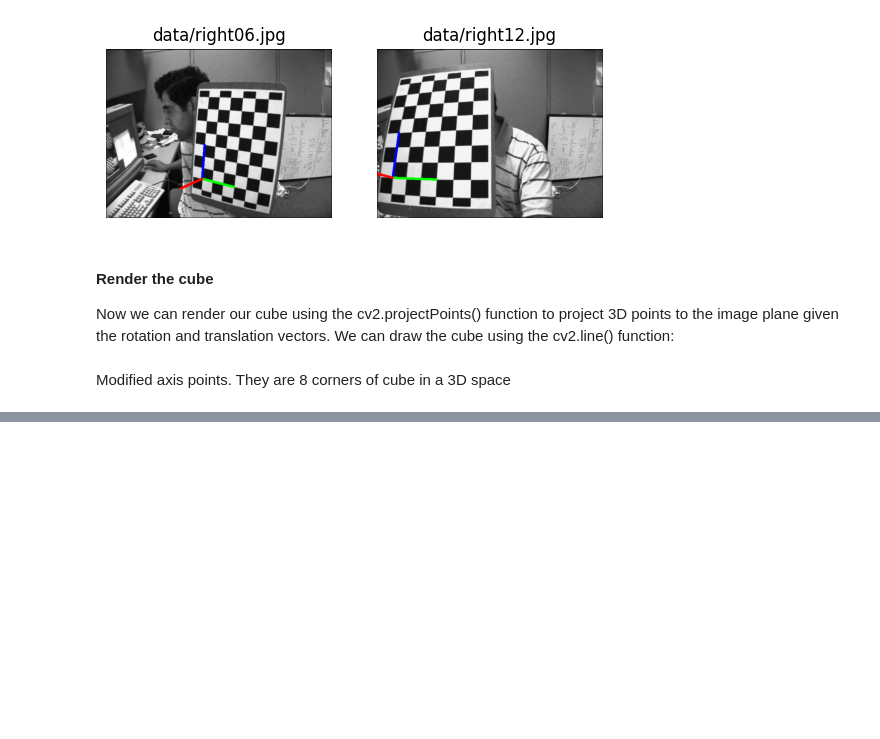
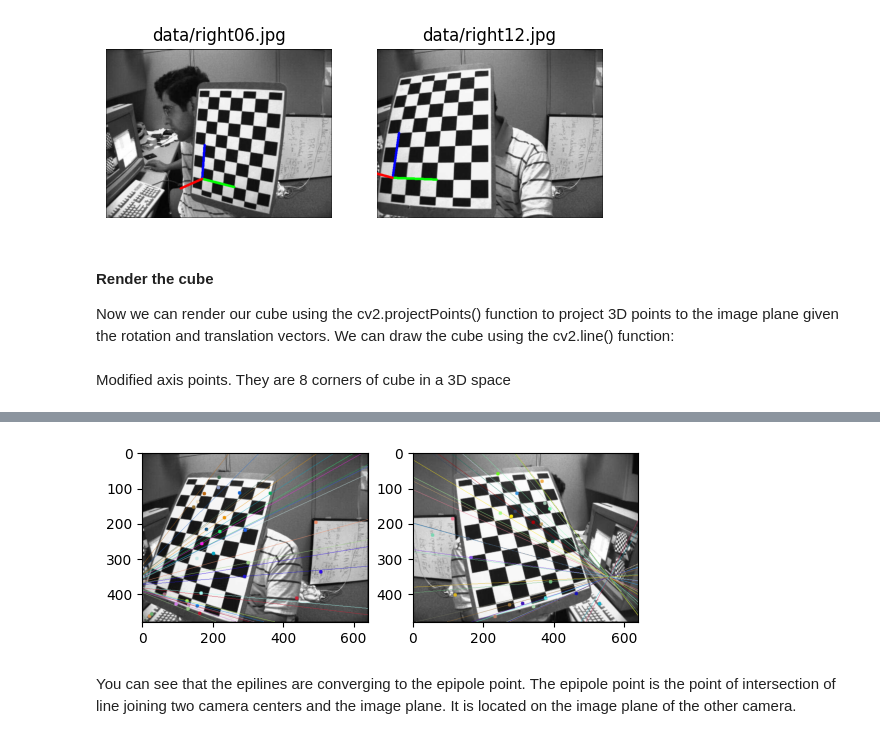
Before and after one commit to AlrIsmail/robotics_fundamentals, a Jupyter notebook: opencv_camera_calibration_3d_reconstruction.ipynb, the cells around one changed output, grey strips where cells are left out. Drawn from its saved outputs; the diff is of its cells as text; code cells hidden in the pictures; blank space fills up the shorter version.

```diff
--- a/opencv_camera_calibration_3d_reconstruction.ipynb
+++ b/opencv_camera_calibration_3d_reconstruction.ipynb
@@ -438,0 +488,78 @@ plt.show()
+# %%
+import numpy as np
+import cv2
+import matplotlib.pyplot as plt
+
+img1 = cv2.imread('data/right08.jpg', cv2.IMREAD_GRAYSCALE) #queryimage # left image
+# flipping the image
+img2 = cv2.flip(cv2.imread('data/left08.jpg', cv2.IMREAD_GRAYSCALE), 1) #trainimage # right image
+assert img1 is not None and img2 is not None
+
+# Initiate SIFT detector
+sift = cv2.SIFT_create()
+# find the keypoints and descriptors with SIFT
+kp1, des1 = sift.detectAndCompute(img1,None) # left image
+kp2, des2 = sift.detectAndCompute(img2,None) # right image
+
+# FLANN parameters
+FLANN_INDEX_KDTREE = 1
+index_params = dict(algorithm = FLANN_INDEX_KDTREE, trees = 5)
+search_params = dict(checks=100) # or pass empty dictionary
+
+flann = cv2.FlannBasedMatcher(index_params,search_params)
+matches = flann.knnMatch(des1,des2,k=2)
+
+pts1 = []
+pts2 = []
+
+# ratio test as per Lowe's paper
+for i,(m,n) in enumerate(matches):
+    if m.distance < 0.7*n.distance:
+        pts2.append(kp2[m.trainIdx].pt)
+        pts1.append(kp1[m.queryIdx].pt)
+
+# now we have the list of best matches from both the images
+
+pts1 = np.int32(pts1)
+pts2 = np.int32(pts2)
+
+F, mask = cv2.findFundamentalMat(pts1,pts2,cv2.FM_LMEDS)
+
+# We select only inlier points
+pts1 = pts1[mask.ravel()==1]
+pts2 = pts2[mask.ravel()==1]
+
+# Next we find the epilines. Epilines corresponding to the points in first image is drawn on second image
+# lines corresponding to the points in second image is drawn on first image
+def drawlines(img1,img2,lines,pts1,pts2):
+    ''' img1 - image on which we draw the epilines for the points in img2
+        lines - corresponding epilines '''
+    r,c = img1.shape
+    img1 = cv2.cvtColor(img1,cv2.COLOR_GRAY2RGB)
+    img2 = cv2.cvtColor(img2,cv2.COLOR_GRAY2RGB)
+    for r,pt1,pt2 in zip(lines,pts1,pts2):
+        color = tuple(np.random.randint(0,255,3).tolist()) # RGB values
+        x0,y0 = map(int, [0, -r[2]/r[1] ]) # starting point of the line
+        x1,y1 = map(int, [c, -(r[2]+r[0]*c)/r[1] ]) # ending point of the line
+        img1 = cv2.line(img1, (x0,y0), (x1,y1), color,1) # drawing the line on the first image
+        img1 = cv2.circle(img1,tuple(pt1),5,color,-1) # drawing the points on the first image
+        img2 = cv2.circle(img2,tuple(pt2),5,color,-1) # drawing the points on the second image
+    return img1,img2
+
+# Find epilines corresponding to points in right image (second image) and drawing its lines on left image
+lines1 = cv2.computeCorrespondEpilines(pts2.reshape(-1,1,2), 2,F)
+lines1 = lines1.reshape(-1,3)
+img5,img6 = drawlines(img1,img2,lines1,pts1,pts2)
+
+# Find epilines corresponding to points in left image (first image) and drawing its lines on right image
+lines2 = cv2.computeCorrespondEpilines(pts1.reshape(-1,1,2), 1,F)
+lines2 = lines2.reshape(-1,3)
+img3,img4 = drawlines(img2,img1,lines2,pts2,pts1)
+
+plt.subplot(121),plt.imshow(img5)
+plt.subplot(122),plt.imshow(img3)
+plt.show()
+# %% [output]
+[figure, added]
+# %% [markdown]
+You can see that the epilines are converging to the epipole point. The epipole point is the point of intersection of line joining two camera centers and the image plane. It is located on the image plane of the other camera.
```
Also changed, not shown: parts of 2 cells of this notebook.
